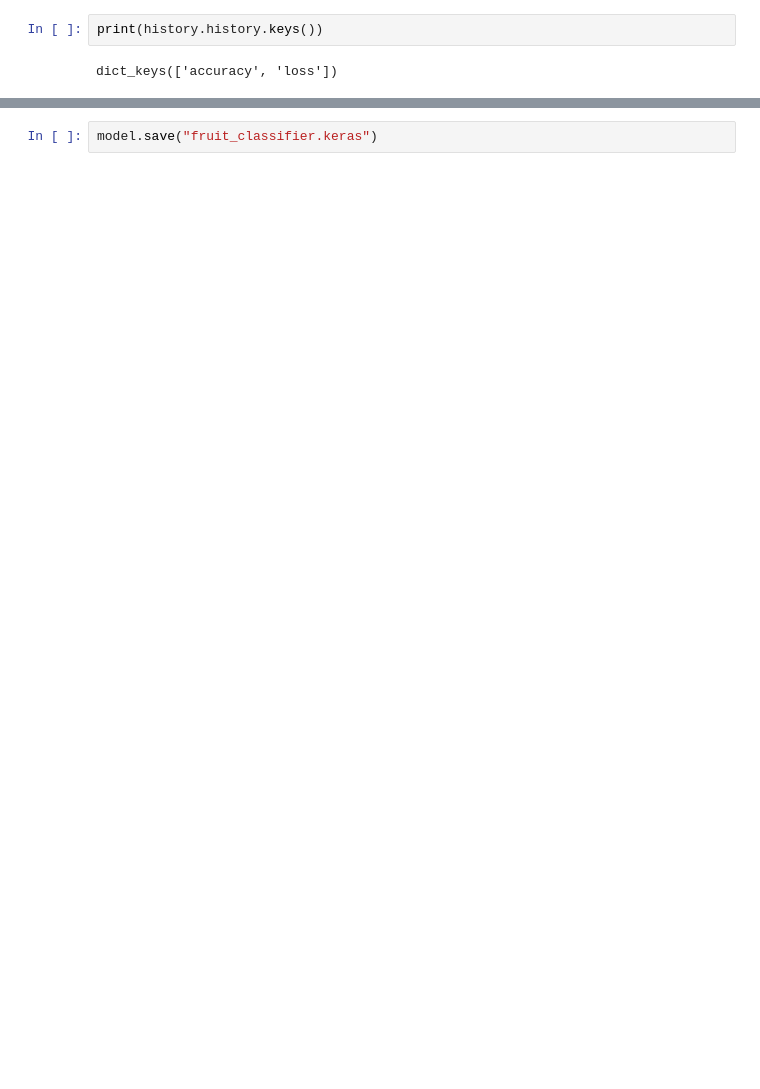
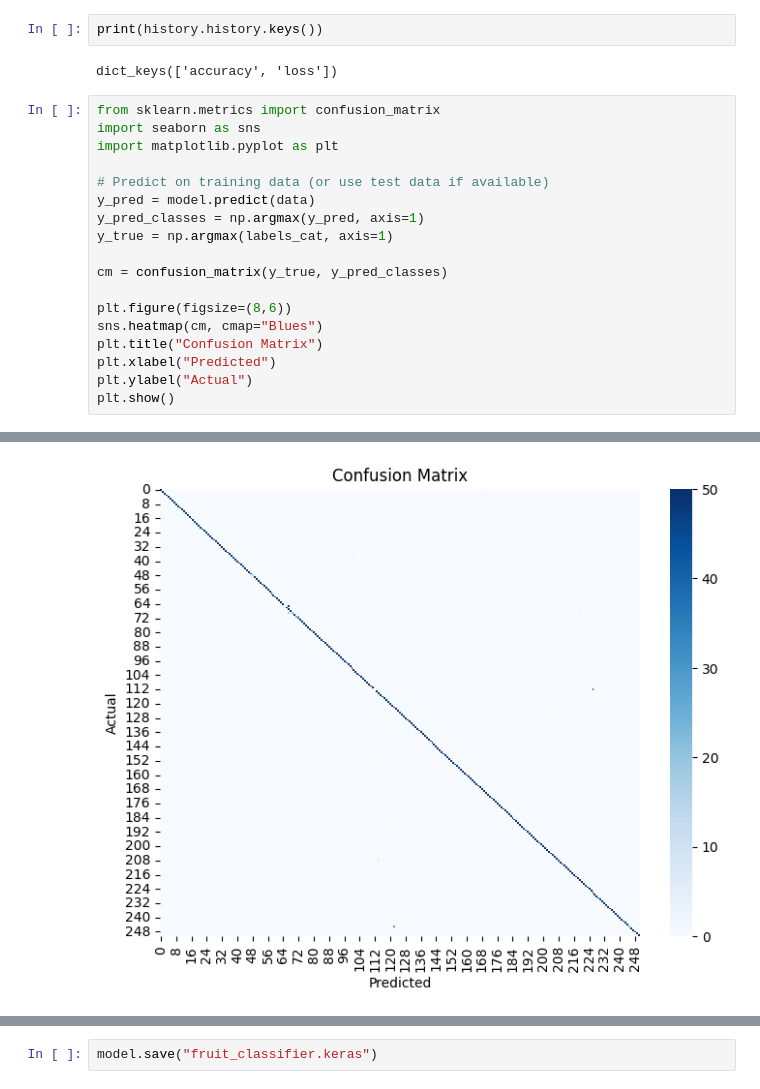
Before and after one commit to sankavi03/Fruits360-cnn-classifier, a Jupyter notebook: Fruits_360_CNN.ipynb, the cells around one changed output, grey strips where cells are left out. Cells and saved outputs as stored; diff of their text form; blank space fills up the shorter version.

Commit message:
Created using Colab included confusion matrix

```diff
--- a/Fruits_360_CNN.ipynb
+++ b/Fruits_360_CNN.ipynb
@@ -124,3 +124,22 @@ Epoch 5/5
 print(history.history.keys())
 # %% [output]
 dict_keys(['accuracy', 'loss'])
+# %%
+from sklearn.metrics import confusion_matrix
+import seaborn as sns
+import matplotlib.pyplot as plt
+
+# Predict on training data (or use test data if available)
+y_pred = model.predict(data)
+y_pred_classes = np.argmax(y_pred, axis=1)
+y_true = np.argmax(labels_cat, axis=1)
+
+cm = confusion_matrix(y_true, y_pred_classes)
+
+plt.figure(figsize=(8,6))
+sns.heatmap(cm, cmap="Blues")
+plt.title("Confusion Matrix")
+plt.xlabel("Predicted")
+plt.ylabel("Actual")
+plt.show()
+# %% [output]
@@ -127,3 +147,4 @@ dict_keys(['accuracy', 'loss'])
+[figure, added]
 # %%
 import matplotlib.pyplot as plt
 
```
Also changed, not shown: parts of 8 cells of this notebook.
